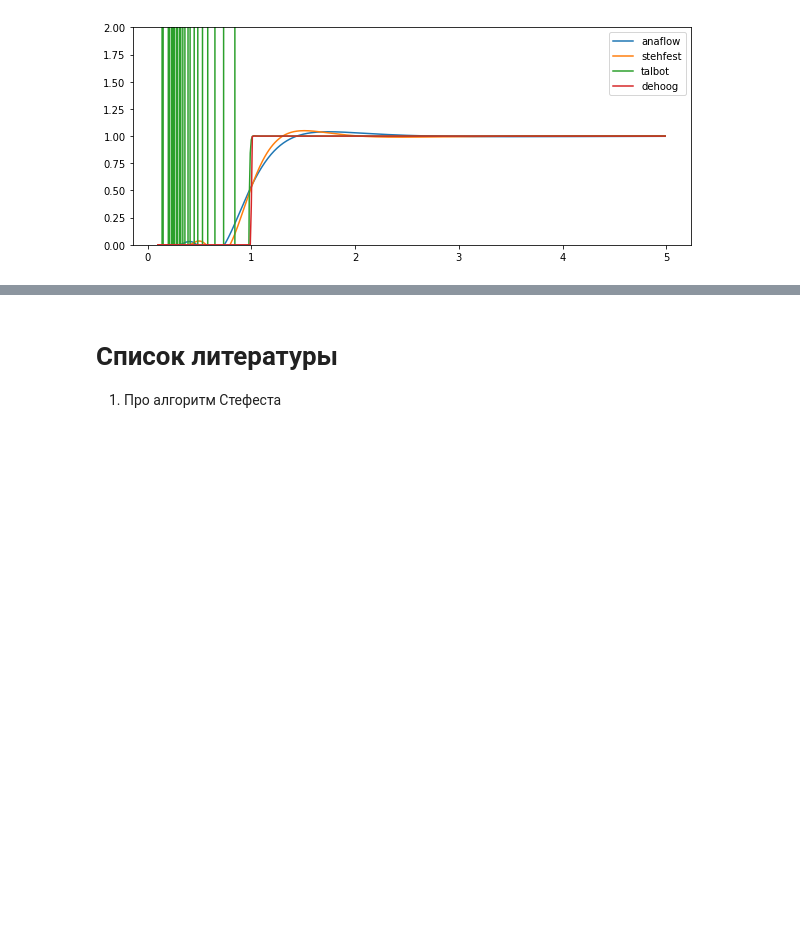
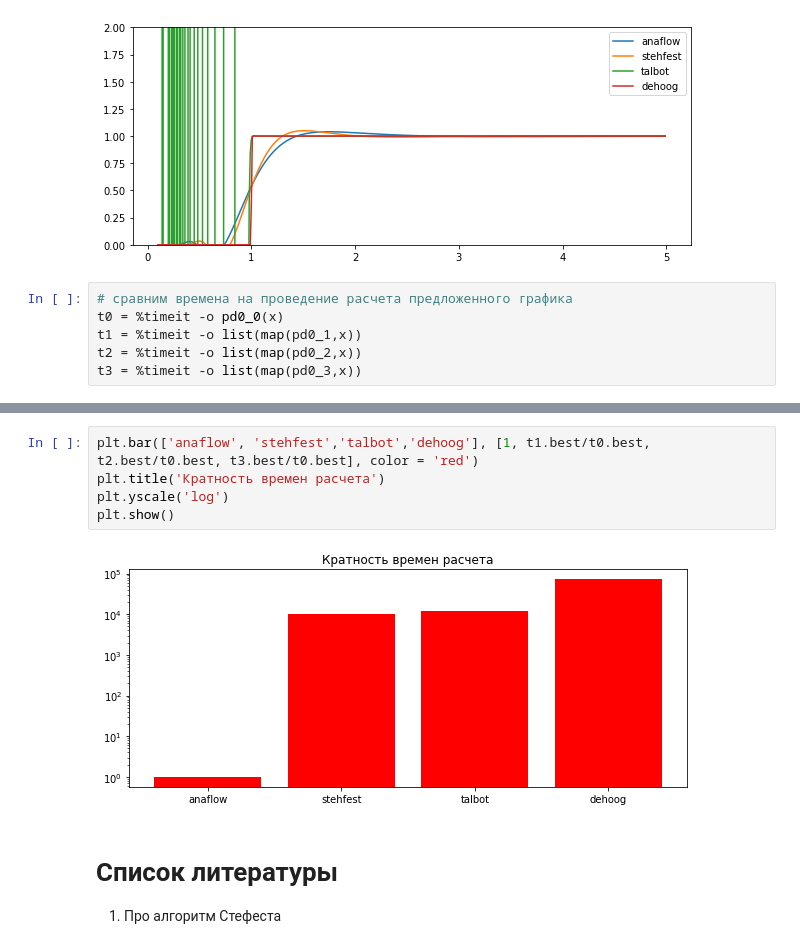
Before and after one commit to khabibullinra/welltest_examples, a Jupyter notebook: jupyter/00_некоторые_технические_эксперименты_по_расчетам.ipynb, the cells around one changed output, grey strips where cells are left out. Drawn from its saved outputs; the diff is of its cells as text; blank space fills up the shorter version.

Commit message:
добавлено сравнение времен

```diff
--- a/jupyter/00_некоторые_технические_эксперименты_по_расчетам.ipynb
+++ b/jupyter/00_некоторые_технические_эксперименты_по_расчетам.ipynb
@@ -321,3 +322,9 @@ plt.legend()
 plt.show()
 # %% [output]
 [figure]
+# %%
+# сравним времена на проведение расчета предложенного графика
+t0 = %timeit -o pd0_0(x)
+t1 = %timeit -o list(map(pd0_1,x))
+t2 = %timeit -o list(map(pd0_2,x))
+t3 = %timeit -o list(map(pd0_3,x))
@@ -324,3 +336,10 @@ plt.show()
+# %%
+plt.bar(['anaflow', 'stehfest','talbot','dehoog'], [1, t1.best/t0.best, t2.best/t0.best, t3.best/t0.best], color = 'red')
+plt.title('Кратность времен расчета')
+plt.yscale('log')
+plt.show()
+# %% [output]
+[figure, added]
 # %% [markdown]
 # Список литературы
 
```
Also changed, not shown: parts of 6 cells of this notebook.
